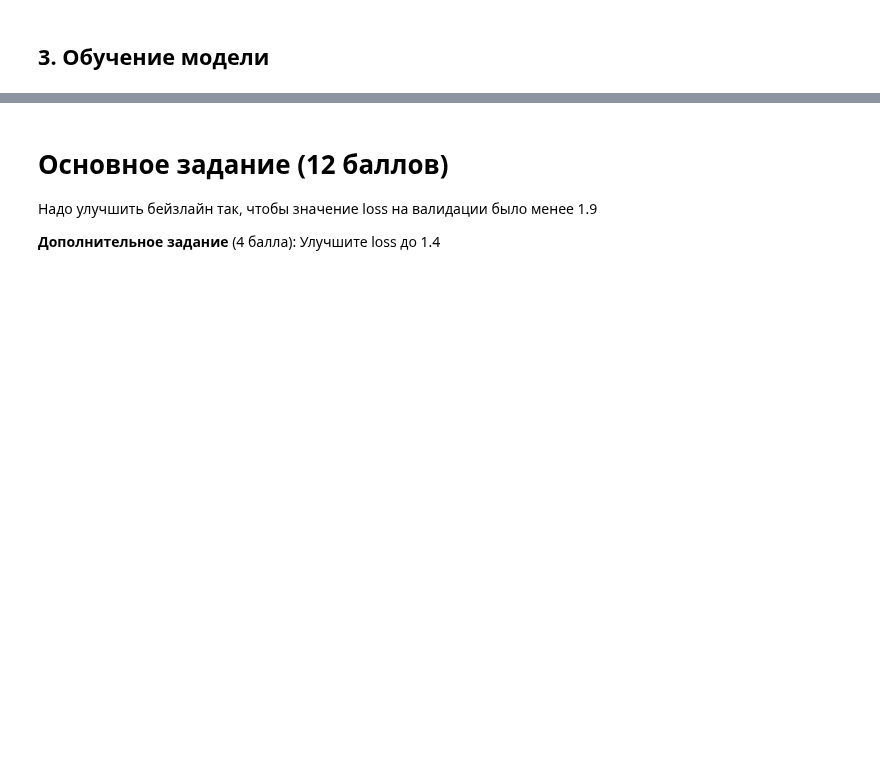
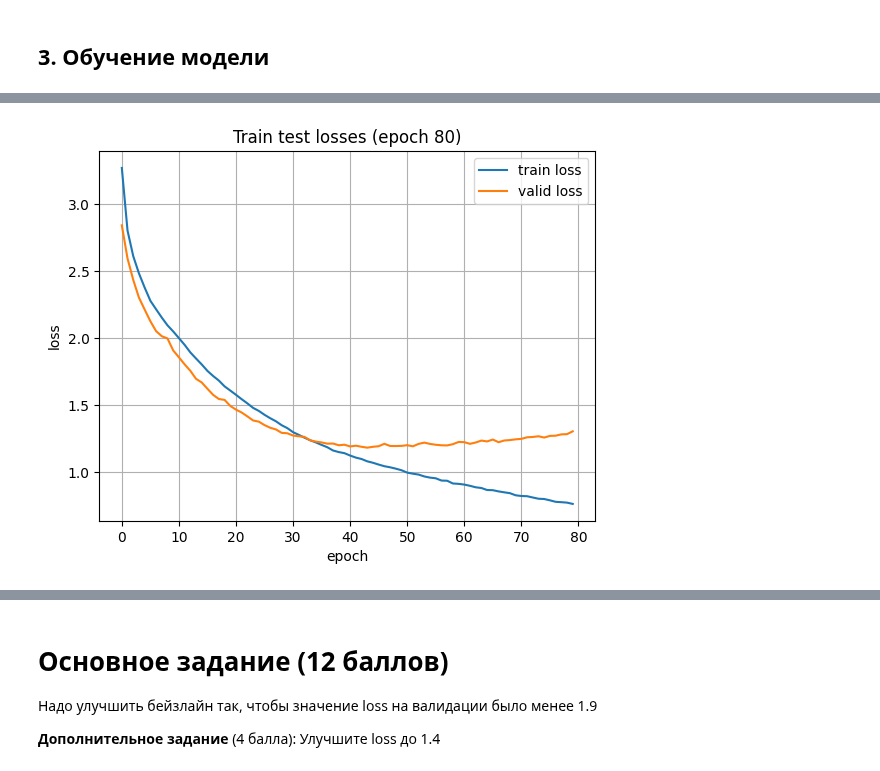
Before and after one commit to medbar/asr_itmo_practice, a Jupyter notebook: asr_lab3.ipynb, the cells around one changed output, grey strips where cells are left out. Saved outputs shown, nothing was run; the diff lists cells and outputs as text; code cells hidden in the pictures; blank space fills up the shorter version.

```diff
--- a/asr_lab3.ipynb
+++ b/asr_lab3.ipynb
@@ -647,0 +639,4 @@ results = experiment(checkpoint='baseline.trainer')
+# %%
+results = experiment(checkpoint=None, dropout=0.2, weight_decay=0.02, num_layers=6, lr=1e-3, epochs=80)
+# %% [output]
+[figure, added]
```
Also changed, not shown: parts of 24 cells of this notebook.
